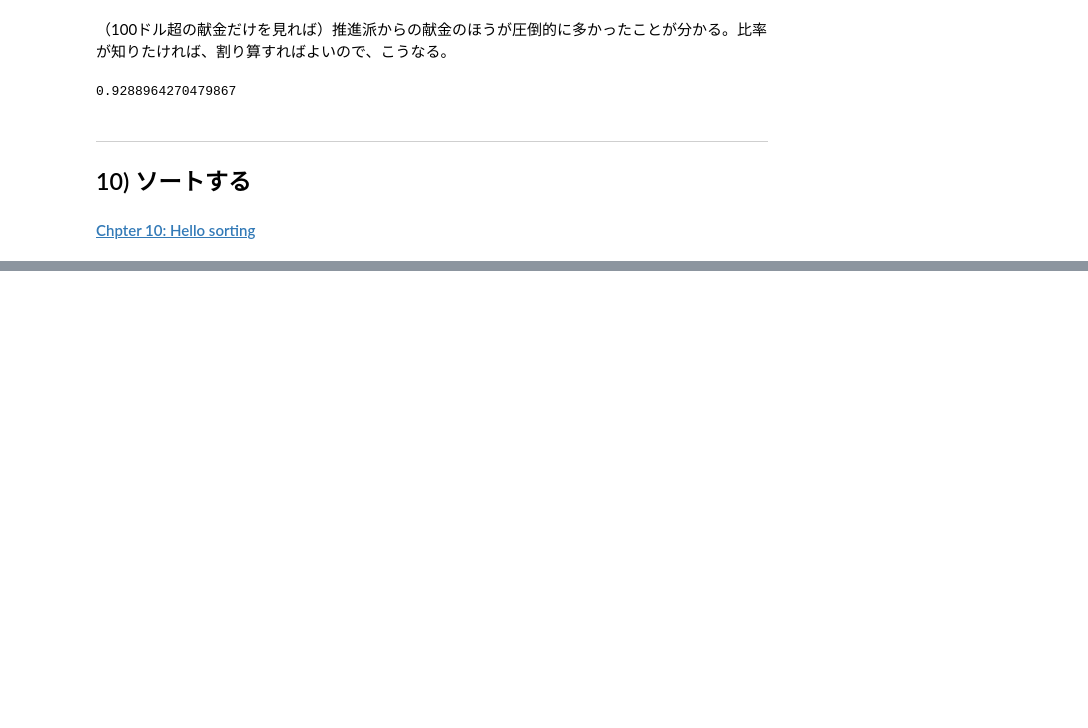
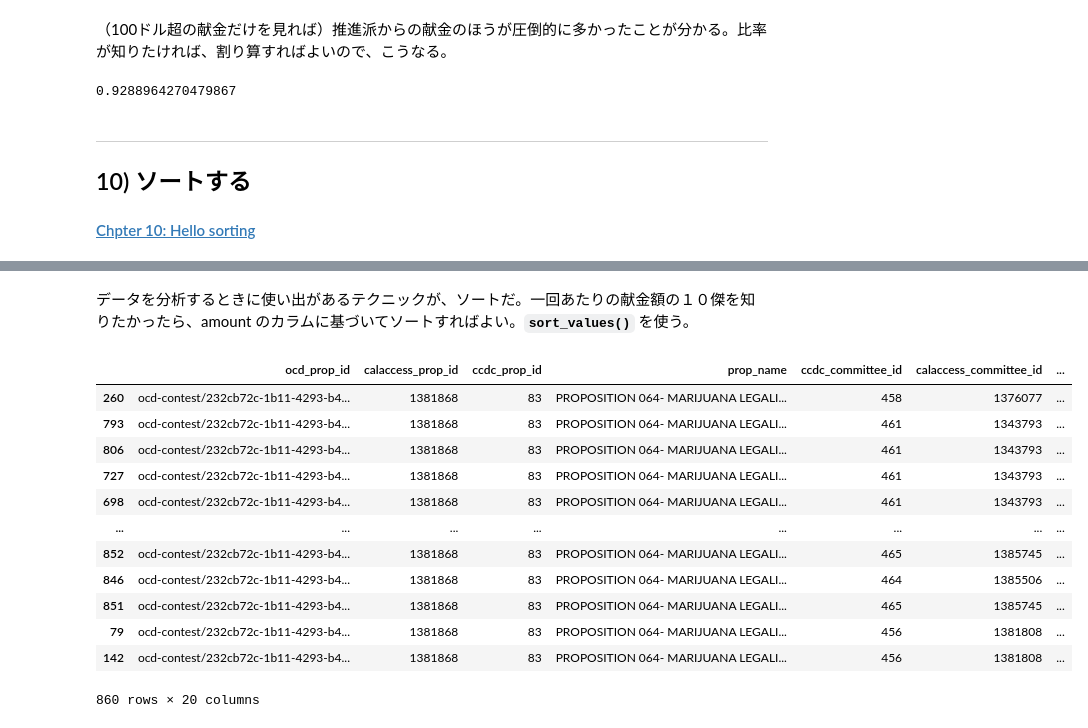
Before and after one commit to yoshitoG/nicar21_first_python_notebook, a Jupyter notebook: NICAR21補講のColab版.ipynb, the cells around one changed output, grey strips where cells are left out. Drawn from its saved outputs; the diff is of its cells as text; code cells hidden in the pictures; blank space fills up the shorter version.

```diff
--- a/NICAR21補講のColab版.ipynb
+++ b/NICAR21補講のColab版.ipynb
@@ -741,0 +743,18 @@ support.amount.sum() / merged.amount.sum()
+# %% [markdown]
+データを分析するときに使い出があるテクニックが、ソートだ。一回あたりの献金額の１０傑を知りたかったら、amount のカラムに基づいてソートすればよい。**`sort_values()`** を使う。
+# %%
+merged.sort_values("amount")
+# %% [output]
+|  | ocd_prop_id | calaccess_prop_id | ccdc_prop_id | prop_name | ccdc_committee_id | calaccess_committee_id | ... |
+| 260 | ocd-contest/232cb72c-1b11-4293-b4... | 1381868 | 83 | PROPOSITION 064- MARIJUANA LEGALI... | 458 | 1376077 | ... |
+| 793 | ocd-contest/232cb72c-1b11-4293-b4... | 1381868 | 83 | PROPOSITION 064- MARIJUANA LEGALI... | 461 | 1343793 | ... |
+| 806 | ocd-contest/232cb72c-1b11-4293-b4... | 1381868 | 83 | PROPOSITION 064- MARIJUANA LEGALI... | 461 | 1343793 | ... |
+| 727 | ocd-contest/232cb72c-1b11-4293-b4... | 1381868 | 83 | PROPOSITION 064- MARIJUANA LEGALI... | 461 | 1343793 | ... |
+| 698 | ocd-contest/232cb72c-1b11-4293-b4... | 1381868 | 83 | PROPOSITION 064- MARIJUANA LEGALI... | 461 | 1343793 | ... |
+| ... | ... | ... | ... | ... | ... | ... | ... |
+| 852 | ocd-contest/232cb72c-1b11-4293-b4... | 1381868 | 83 | PROPOSITION 064- MARIJUANA LEGALI... | 465 | 1385745 | ... |
+| 846 | ocd-contest/232cb72c-1b11-4293-b4... | 1381868 | 83 | PROPOSITION 064- MARIJUANA LEGALI... | 464 | 1385506 | ... |
+| 851 | ocd-contest/232cb72c-1b11-4293-b4... | 1381868 | 83 | PROPOSITION 064- MARIJUANA LEGALI... | 465 | 1385745 | ... |
+| 79 | ocd-contest/232cb72c-1b11-4293-b4... | 1381868 | 83 | PROPOSITION 064- MARIJUANA LEGALI... | 456 | 1381808 | ... |
+| 142 | ocd-contest/232cb72c-1b11-4293-b4... | 1381868 | 83 | PROPOSITION 064- MARIJUANA LEGALI... | 456 | 1381808 | ... |
+860 rows × 20 columns
```
Also changed, not shown: parts of 33 cells of this notebook.
